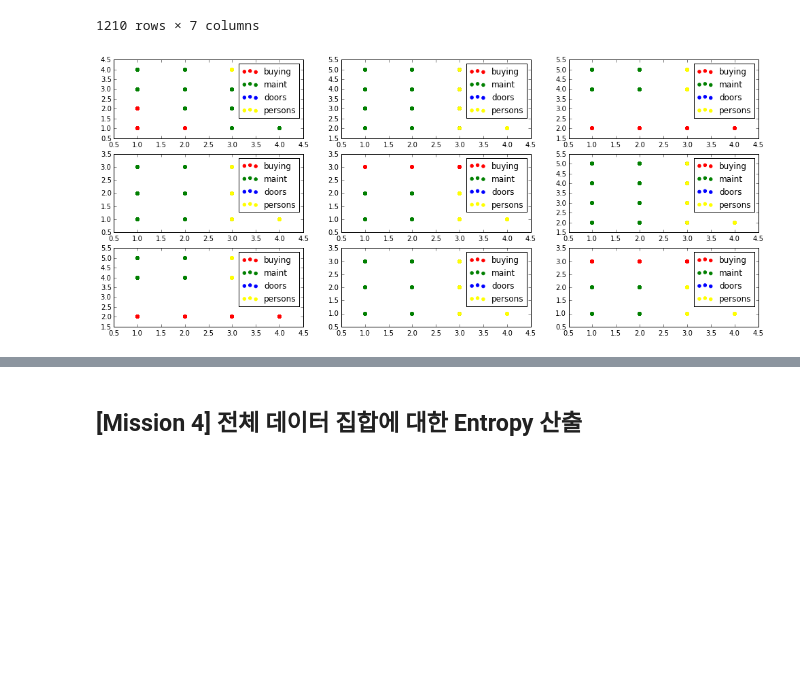
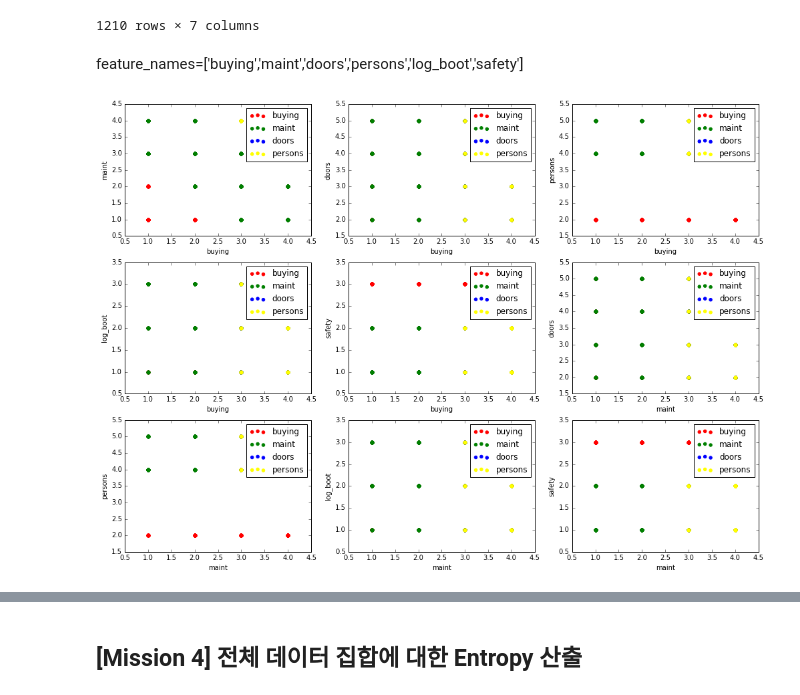
Before and after one commit to HeoJooSeong/zoostar, a Jupyter notebook: LINK_LAB/파이선 세미나 & 데이터과학/DATASCIENCE_HW2.ipynb, the cells around one changed output, grey strips where cells are left out. Saved outputs shown, nothing was run; the diff lists cells and outputs as text; code cells hidden in the pictures; blank space fills up the shorter version.

```diff
--- a/LINK_LAB/파이선 세미나 & 데이터과학/DATASCIENCE_HW2.ipynb
+++ b/LINK_LAB/파이선 세미나 & 데이터과학/DATASCIENCE_HW2.ipynb
@@ -169,6 +257,8 @@ eval_1_df
 | 1722 | 4 | 4 | 5 | 5 | 2 | 3 | 1 |
 | 1725 | 4 | 4 | 5 | 5 | 3 | 3 | 1 |
 1210 rows × 7 columns
+# %% [markdown]
+feature_names=['buying','maint','doors','persons','log_boot','safety']
 # %%
 options = {
     0: {
@@ -266,14 +356,16 @@ options = {
 # %%
 ax = []
 fig = plt.figure(figsize=(17, 12))
 for i in range(0,9):
-    ax.append(fig.add_subplot(530 + (i+1)))
+    ax.append(fig.add_subplot(330 + (i+1)))
 
 for i in range(0,9):
-  s1=ax[i].scatter(eval_1_df[options[i]['data_x']], eval_1_df[options[i]['data_y']], color='red')
-  s2=ax[i].scatter(eval_2_df[options[i]['data_x']], eval_2_df[options[i]['data_y']], color='green')
-  s3=ax[i].scatter(eval_3_df[options[i]['data_x']], eval_3_df[options[i]['data_y']], color='blue')
-  s4=ax[i].scatter(eval_4_df[options[i]['data_x']], eval_4_df[options[i]['data_y']], color='yellow')
-  ax[i].legend((s1, s2, s3,s4), feature_names)
+    s1=ax[i].scatter(eval_1_df[options[i]['data_x']], eval_1_df[options[i]['data_y']], color='red')
+    s2=ax[i].scatter(eval_2_df[options[i]['data_x']], eval_2_df[options[i]['data_y']], color='green')
+    s3=ax[i].scatter(eval_3_df[options[i]['data_x']], eval_3_df[options[i]['data_y']], color='blue')
+    s4=ax[i].scatter(eval_4_df[options[i]['data_x']], eval_4_df[options[i]['data_y']], color='yellow')
+    ax[i].legend((s1, s2, s3,s4), feature_names)
+    ax[i].set_xlabel(options[i]['label_x'])
+    ax[i].set_ylabel(options[i]['label_y'])
 # %% [output]
-[figure, old version]
+[figure, new version]
```
Also changed, not shown: parts of 24 cells of this notebook, 5 other files.
